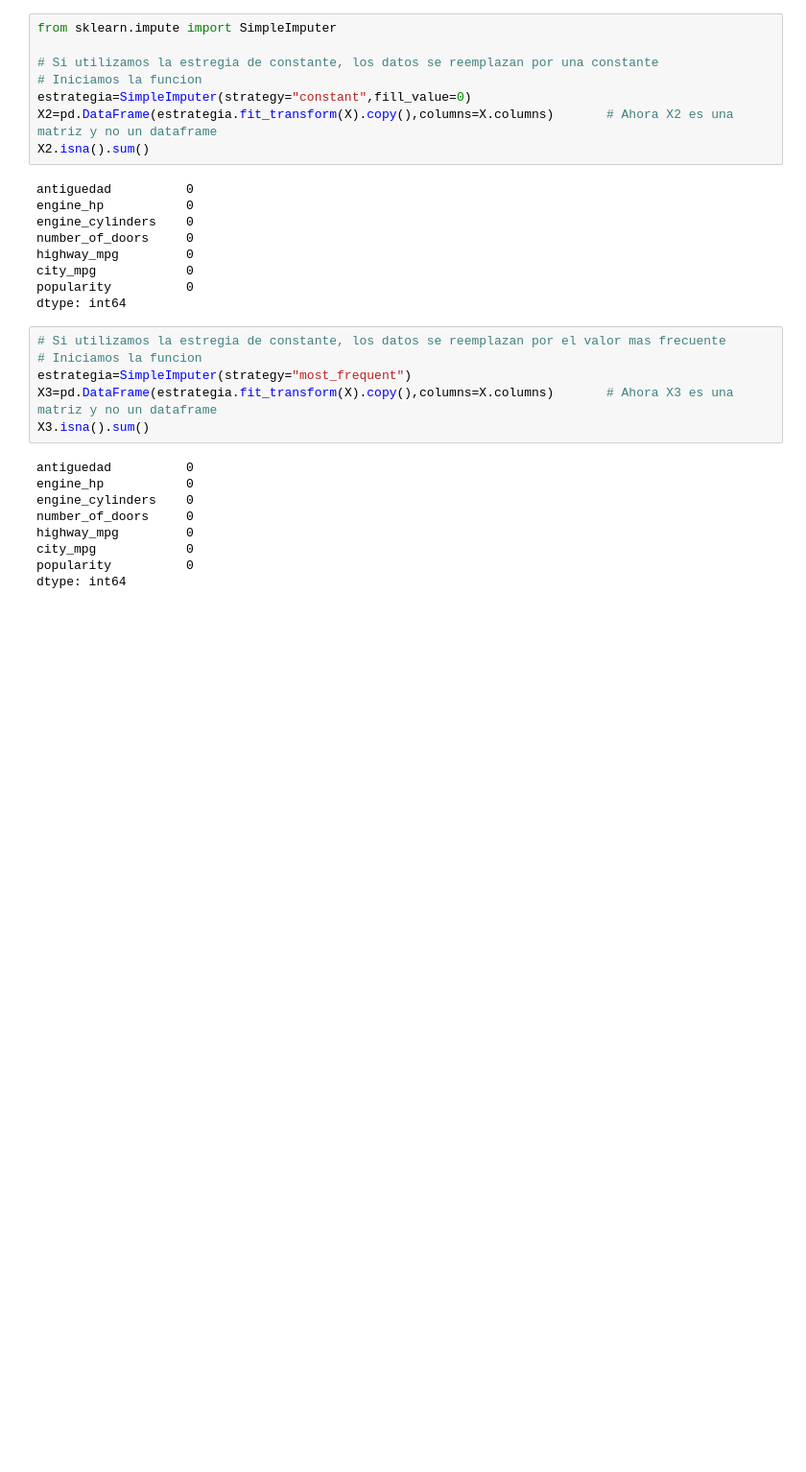
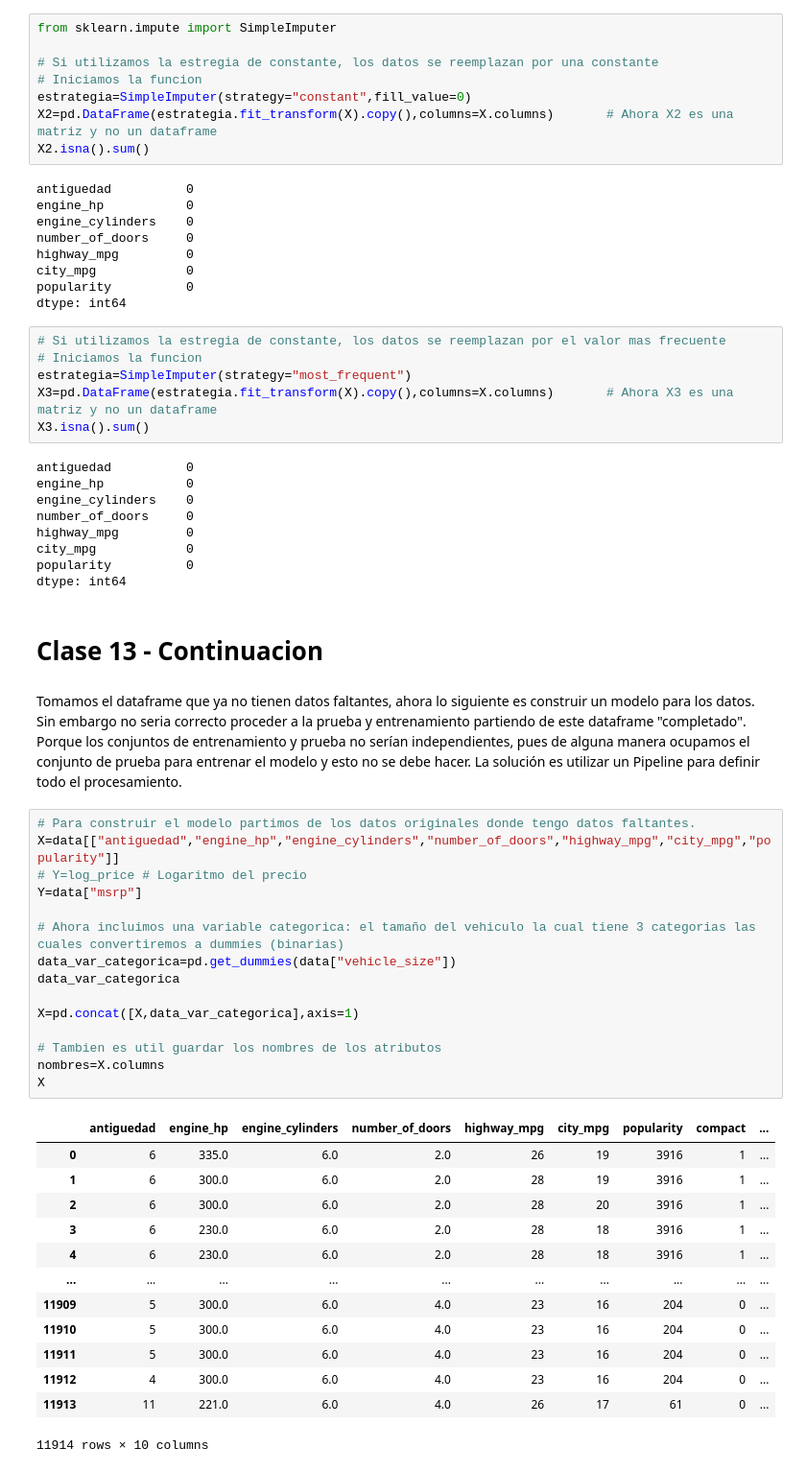
Before and after one commit to Albertuff/Machine-Learning, a Jupyter notebook: Modulo 1/Clase 12-13 agregada otra variable.ipynb, the cells around one changed output. Shown: that part at 96% size. Cells and saved outputs as stored; diff of their text form; blank space fills up the shorter version.

Commit message:
prediccion, reescalamiento,dummies

```diff
--- a/Modulo 1/Clase 12 - Prediciion de precio de venta de autos.ipynb
+++ b/Modulo 1/Clase 12-13 agregada otra variable.ipynb
@@ -214,3 +215,38 @@ highway_mpg         0
 city_mpg            0
 popularity          0
 dtype: int64
+# %% [markdown]
+# Clase 13 - Continuacion
+# %% [markdown]
+Tomamos el dataframe que ya no tienen datos faltantes, ahora lo siguiente es construir un modelo para los datos. Sin embargo no seria correcto
+proceder a la prueba y entrenamiento partiendo de este dataframe "completado". Porque los conjuntos de entrenamiento y prueba no serían independientes, pues de
+alguna manera ocupamos el conjunto de prueba para entrenar el modelo y esto no se debe hacer. La solución es utilizar un Pipeline para definir todo el procesamiento.
+# %%
+# Para construir el modelo partimos de los datos originales donde tengo datos faltantes.
+X=data[["antiguedad","engine_hp","engine_cylinders","number_of_doors","highway_mpg","city_mpg","popularity"]]
+# Y=log_price # Logaritmo del precio
+Y=data["msrp"]
+
+# Ahora incluimos una variable categorica: el tamaño del vehiculo la cual tiene 3 categorias las cuales convertiremos a dummies (binarias)
+data_var_categorica=pd.get_dummies(data["vehicle_size"])
+data_var_categorica
+
+X=pd.concat([X,data_var_categorica],axis=1)
+
+# Tambien es util guardar los nombres de los atributos
+nombres=X.columns
+X
+# %% [output]
+|  | antiguedad | engine_hp | engine_cylinders | number_of_doors | highway_mpg | city_mpg | popularity | compact | ... |
+| 0 | 6 | 335.0 | 6.0 | 2.0 | 26 | 19 | 3916 | 1 | ... |
+| 1 | 6 | 300.0 | 6.0 | 2.0 | 28 | 19 | 3916 | 1 | ... |
+| 2 | 6 | 300.0 | 6.0 | 2.0 | 28 | 20 | 3916 | 1 | ... |
+| 3 | 6 | 230.0 | 6.0 | 2.0 | 28 | 18 | 3916 | 1 | ... |
+| 4 | 6 | 230.0 | 6.0 | 2.0 | 28 | 18 | 3916 | 1 | ... |
+| ... | ... | ... | ... | ... | ... | ... | ... | ... | ... |
+| 11909 | 5 | 300.0 | 6.0 | 4.0 | 23 | 16 | 204 | 0 | ... |
+| 11910 | 5 | 300.0 | 6.0 | 4.0 | 23 | 16 | 204 | 0 | ... |
+| 11911 | 5 | 300.0 | 6.0 | 4.0 | 23 | 16 | 204 | 0 | ... |
+| 11912 | 4 | 300.0 | 6.0 | 4.0 | 23 | 16 | 204 | 0 | ... |
+| 11913 | 11 | 221.0 | 6.0 | 4.0 | 26 | 17 | 61 | 0 | ... |
+11914 rows × 10 columns
```
Also changed, not shown: parts of 11 cells of this notebook, 1 other file.
